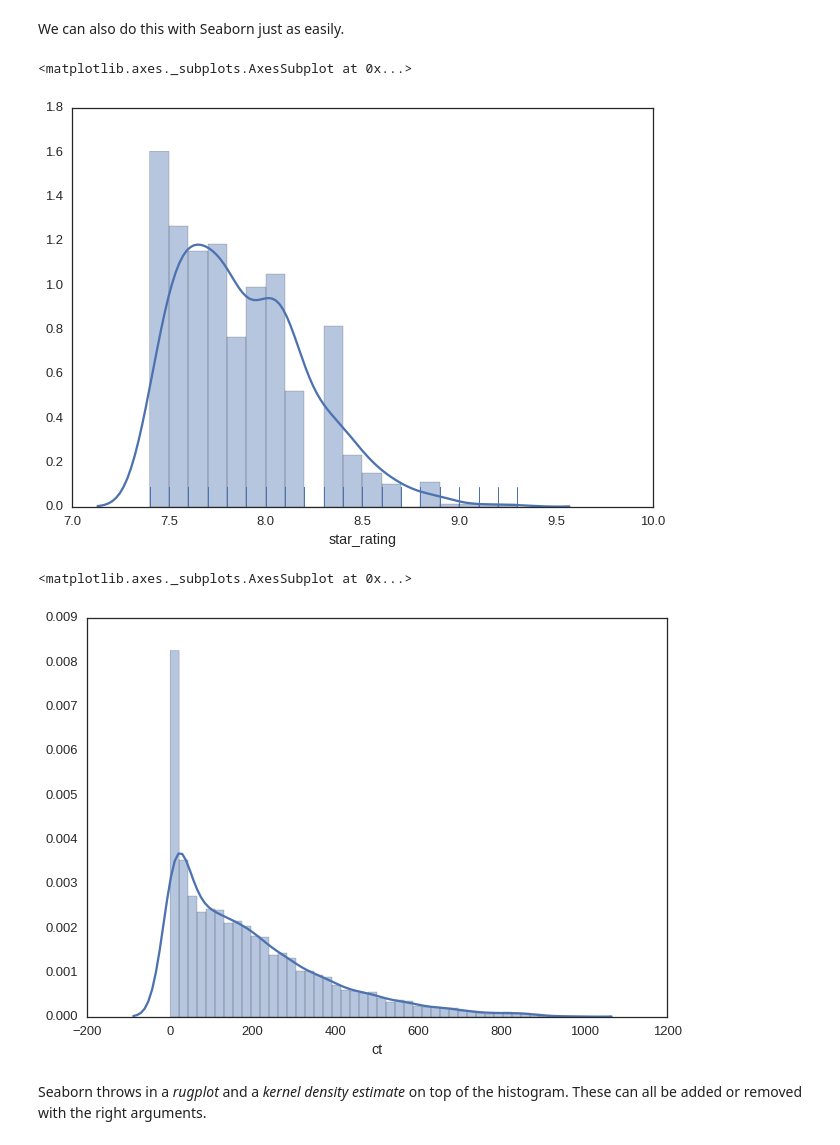
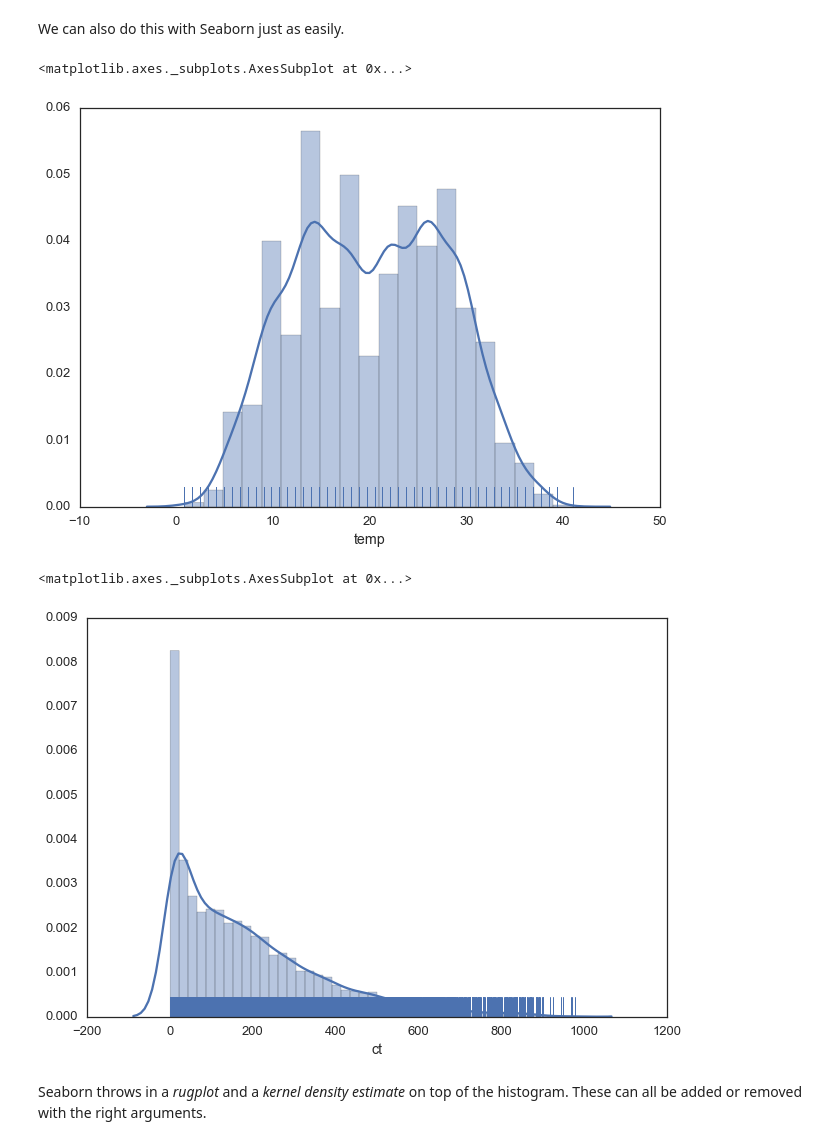
Before and after one commit to annahm/ga_hw, a Jupyter notebook: 05_annahm_bikes.ipynb, the cells around one changed output. Cells and saved outputs as stored; diff of their text form; code cells hidden in the pictures.

```diff
--- a/05_annahm_bikes.ipynb
+++ b/05_annahm_bikes.ipynb
@@ -22,8 +22,8 @@ plt.rcParams['font.size'] = 14
 sns.set(style="white", context="talk")
 # %%
 # Fetch some data to work with
-cols = ['star_rating','title','content_rating','genre','duration','actors_list']
-filepath = '../data/imdb_1000.csv'
-movies = pd.read_csv(filepath, header=0, names=cols, na_filter=False)
+bike_cols = ["datetime","season","holiday","wkday","weather","temp","atemp","humidity","wind","casual","registered","ct"]
+filepath = '/Users/anna/GA/DAT-DC-10/data/bikeshare.csv'
+bikes = pd.read_csv(filepath, header=0, names=bike_cols, na_filter=False)
 drink_cols = ['country', 'beer', 'spirit', 'wine', 'liters', 'continent']
-drinks = pd.read_csv("../data/drinks.csv", header=0, names=drink_cols, na_filter=False)
+drinks = pd.read_csv("/Users/anna/GA/DAT-DC-10/data/drinks.csv", header=0, names=drink_cols, na_filter=False)
@@ -35,4 +29,0 @@ movies.head(1)
-# %%
-cols = ["datetime","season","holiday","workingday","weather","temp","atemp","humidity","windspeed","casual","registered","ct"]
-bikes = pd.read_csv("/home/anna/DAT-DC-10/data/bikeshare.csv", names=cols, header=0, na_filter=False)
-bikes.head(1)
@@ -109,17 +109,19 @@ plt.hist(bikes.ct, 50)
 We can also do this with Seaborn just as easily.
 # %%
 # Seaborn (rug plot is individual data points), kde (kernel distributon estimation)
-#sns.distplot(drinks.beer,  rug=True)
-sns.distplot(movies.star_rating, rug=True)
-#movies.columns
+# sns.distplot(drinks.beer,  rug=True)
+# sns.distplot(movies.star_rating, rug=True)
+# Question: Doesn't each rug spike represent a single point?
+# Examples of how best to use kde's?
+sns.distplot(bikes.temp, rug=True, bins = 20)
 # %% [output]
 <matplotlib.axes._subplots.AxesSubplot at 0x...>
-[figure, old version]
+[figure, new version]
 # %%
-sns.distplot(bikes.ct, rug=False)
+sns.distplot(bikes.ct, rug=True)
 # %% [output]
 <matplotlib.axes._subplots.AxesSubplot at 0x...>
-[figure, old version]
+[figure, new version]
 # %% [markdown]
 Seaborn throws in a *rugplot* and a *kernel density estimate* on top of the histogram. These can all be added or removed with the right arguments.
 # %%
```
Also changed, not shown: parts of 62 cells of this notebook.
